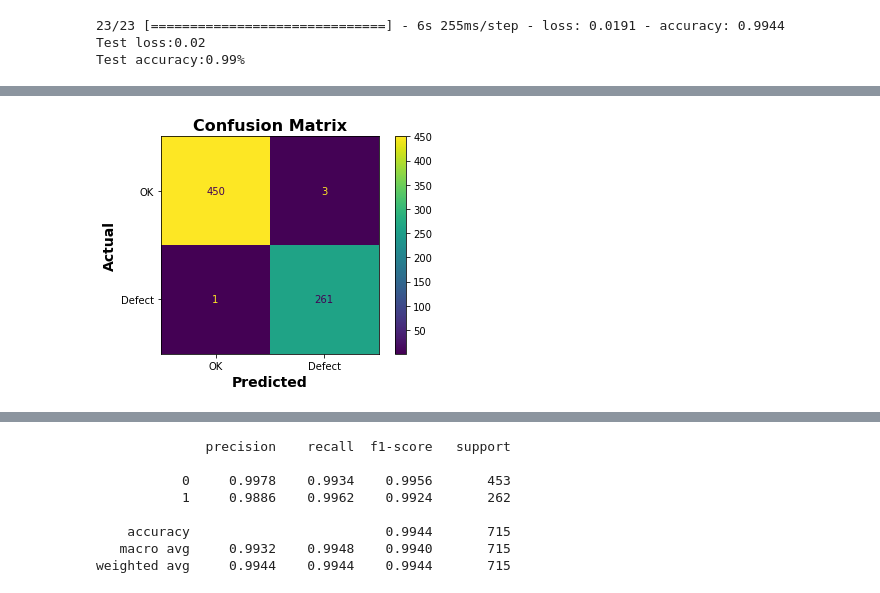
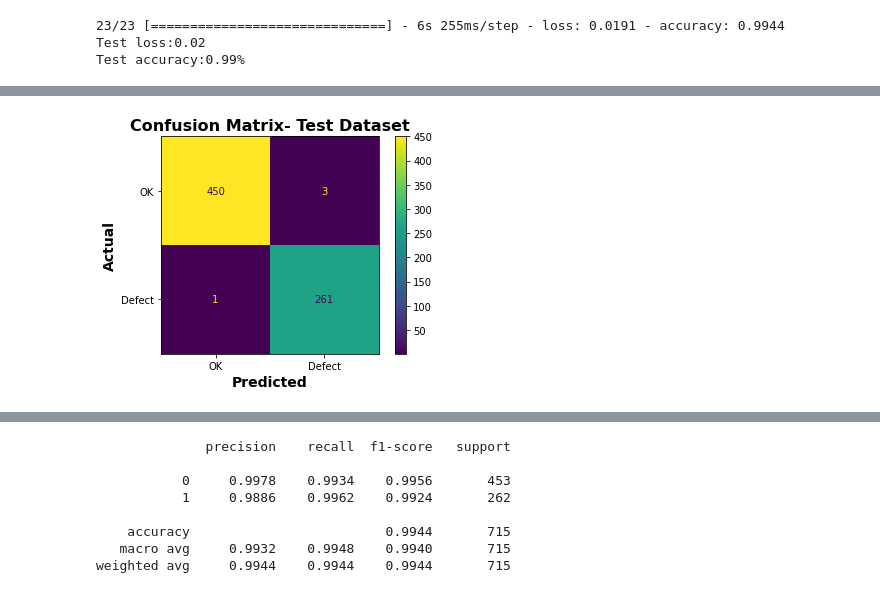
Before and after one commit to sdikici/CS_project, a Jupyter notebook: task_cs_project.ipynb, the cells around one changed output, grey strips where cells are left out. Drawn from its saved outputs; the diff is of its cells as text; code cells hidden in the pictures.

```diff
--- a/task_cs_project.ipynb
+++ b/task_cs_project.ipynb
@@ -243,7 +243,7 @@ cm = confusion_matrix(true_class, pred_class)
 cm_display = ConfusionMatrixDisplay(confusion_matrix = cm, display_labels = ["OK", "Defect"])
 cm_display.plot()
 
-plt.title("Confusion Matrix",size=16, weight="bold")
+plt.title("Confusion Matrix- Test Dataset",size=16, weight="bold")
 plt.ylabel("Actual", size=14, weight="bold")
 plt.xlabel("Predicted", size=14, weight="bold")
 plt.show()
@@ -252 +251 @@ plt.show()
-[figure, old version]
+[figure, new version]
```
Also changed, not shown: parts of 6 cells of this notebook.
